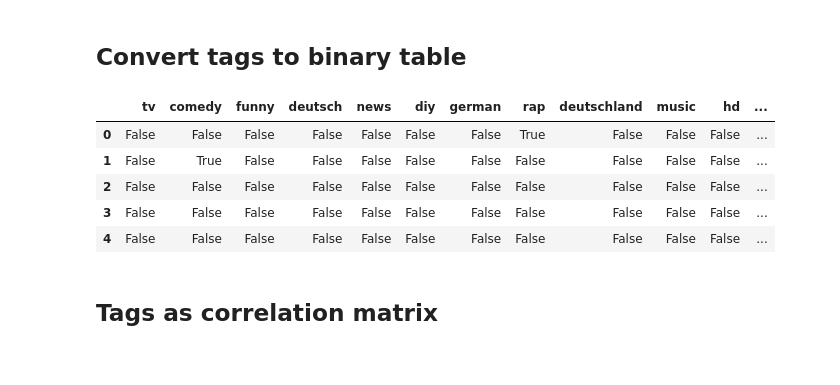
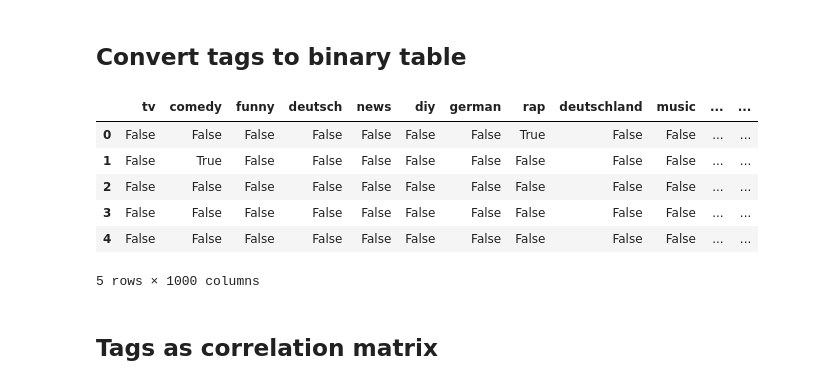
Before and after one commit to StephanHagge/data-mining, a Jupyter notebook: notebooks/tags.ipynb, the cells around one changed output. Saved outputs shown, nothing was run; the diff lists cells and outputs as text; code cells hidden in the pictures.

```diff
--- a/notebooks/tags.ipynb
+++ b/notebooks/tags.ipynb
@@ -17,0 +37,6 @@ df = pd.read_csv('../data/DEvideos.csv')
+# %%
+df = df.drop(['trending_date','category_id', 'publish_time', 'views', 'likes','dislikes',
+         'comment_count', 'thumbnail_link', 'comments_disabled', 'ratings_disabled',
+         'video_error_or_removed', 'description', 'days_until_trending',
+          'channel_title'], axis=1)
+df.head()
@@ -48,6 +80,7 @@ def formatData(s):
 df['parsed_tags'] = df['tags'].str.split('|')\
     .apply(formatData)\
     .apply(lambda x: list(filter(isValidTag, x)))
+df = df.drop('tags', axis=1)
 df['parsed_tags'].head()
 # %% [output]
 0    [inscope21, sing zu ende, gesangseinlagen, ges...
@@ -58,0 +94,3 @@ Name: parsed_tags, dtype: object
+# %%
+df['tag_count'] = df.apply( lambda row: len(row['parsed_tags']), axis=1)
+df.head()
@@ -62,6 +107,7 @@ Name: parsed_tags, dtype: object
 def to_1D(series):
     return pd.Series([x for _list in series for x in _list])
 tag_counts = to_1D(df['parsed_tags']).value_counts()
+tag_counts.name = "counts"
 # %% [markdown]
 ## Display top 20 tags
 # %%
@@ -107,22 +153,26 @@ Name: 0, Length: 9978, dtype: float64
 # %%
 def boolean_df(item_lists, items):
     bool_dict={}
     for i, item in enumerate(items):
         bool_dict[item] = item_lists.apply(lambda x: item in x)
     return pd.DataFrame(bool_dict)
 
+tags_start = 0
+tags_end = 1000
+
 #unique_items = tag_counts.where(lambda x: x > 500).dropna().index
-unique_items = tag_counts.head(20).tail(20).index
+unique_items = tag_counts.head(tags_end).tail(tags_end-tags_start).index
 head_tags = df['parsed_tags']
 tags_bool = boolean_df(head_tags, unique_items)
 tags_bool.head()
 # %% [output]
-|  | tv | comedy | funny | deutsch | news | diy | german | rap | deutschland | music | hd | ... |
-| 0 | False | False | False | False | False | False | False | True | False | False | False | ... |
-| 1 | False | True | False | False | False | False | False | False | False | False | False | ... |
-| 2 | False | False | False | False | False | False | False | False | False | False | False | ... |
-| 3 | False | False | False | False | False | False | False | False | False | False | False | ... |
-| 4 | False | False | False | False | False | False | False | False | False | False | False | ... |
+|  | tv | comedy | funny | deutsch | news | diy | german | rap | deutschland | music | ... | ... |
+| 0 | False | False | False | False | False | False | False | True | False | False | ... | ... |
+| 1 | False | True | False | False | False | False | False | False | False | False | ... | ... |
+| 2 | False | False | False | False | False | False | False | False | False | False | ... | ... |
+| 3 | False | False | False | False | False | False | False | False | False | False | ... | ... |
+| 4 | False | False | False | False | False | False | False | False | False | False | ... | ... |
+5 rows × 1000 columns
 # %% [markdown]
 ## Tags as correlation matrix
 # %%
```
Also changed, not shown: parts of 25 cells of this notebook, 1 other file.
